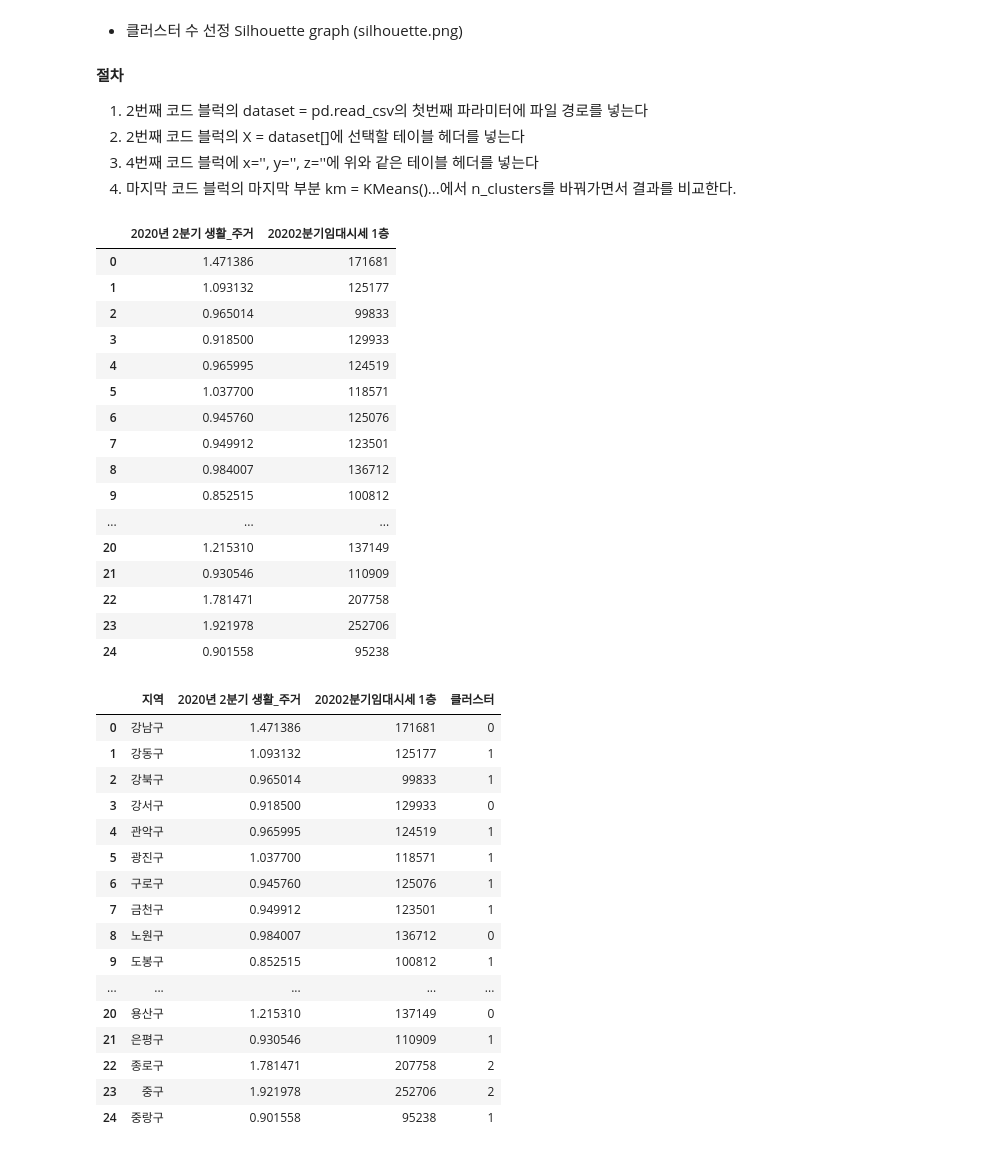
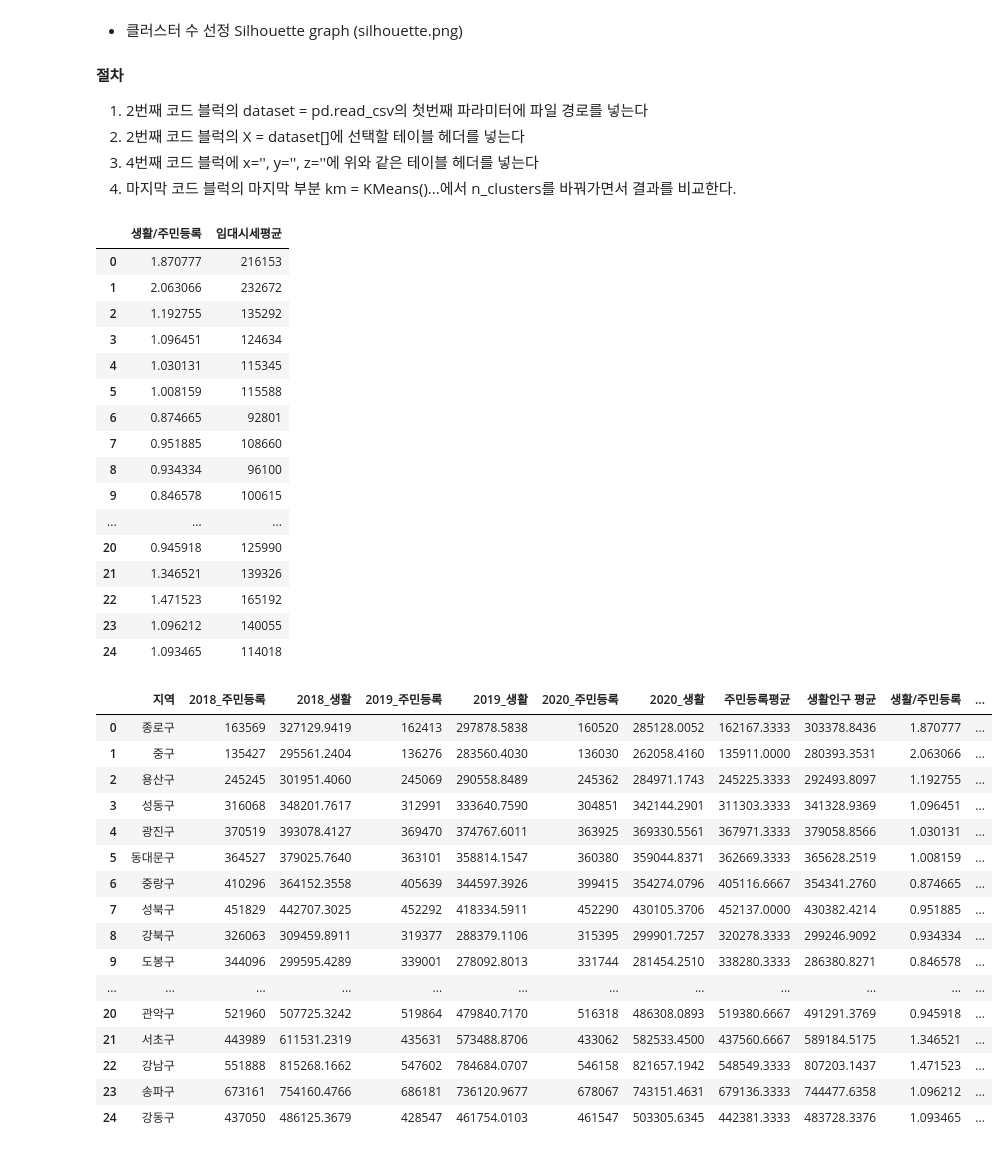
Before and after one commit to howtolivelikehuman/WaRaConv, a Jupyter notebook: PythonCode/Clustering.ipynb, the cells around one changed output. Saved outputs shown, nothing was run; the diff lists cells and outputs as text; code cells hidden in the pictures.

```diff
--- a/PythonCode/Clustering.ipynb
+++ b/PythonCode/Clustering.ipynb
@@ -39,54 +39,54 @@ style.use('seaborn-talk')
 plt.rcParams['axes.unicode_minus'] = False
 plt.rcParams['font.family'] = 'Malgun Gothic'
 # %%
-dataset = pd.read_csv("C:/Users/auteu/Desktop/Projects/UOS/WaRaConv/ProcessedDataSet/서울시생활_주거인구VS임대시세.csv", encoding='cp949',engine='python')
+dataset = pd.read_csv("C:/Users/auteu/Desktop/Projects/UOS/WaRaConv/ProcessedDataSet/클러스터링용_3년평균.csv", encoding='cp949',engine='python')
 dataset
-X = dataset[["2020년 2분기 생활_주거","20202분기임대시세 1층"]]
+X = dataset[["생활/주민등록","임대시세평균"]]
 X
 # %% [output]
-|  | 2020년 2분기 생활_주거 | 20202분기임대시세 1층 |
-| 0 | 1.471386 | 171681 |
-| 1 | 1.093132 | 125177 |
-| 2 | 0.965014 | 99833 |
-| 3 | 0.918500 | 129933 |
-| 4 | 0.965995 | 124519 |
-| 5 | 1.037700 | 118571 |
-| 6 | 0.945760 | 125076 |
-| 7 | 0.949912 | 123501 |
-| 8 | 0.984007 | 136712 |
-| 9 | 0.852515 | 100812 |
+|  | 생활/주민등록 | 임대시세평균 |
+| 0 | 1.870777 | 216153 |
+| 1 | 2.063066 | 232672 |
+| 2 | 1.192755 | 135292 |
+| 3 | 1.096451 | 124634 |
+| 4 | 1.030131 | 115345 |
+| 5 | 1.008159 | 115588 |
+| 6 | 0.874665 | 92801 |
+| 7 | 0.951885 | 108660 |
+| 8 | 0.934334 | 96100 |
+| 9 | 0.846578 | 100615 |
 | ... | ... | ... |
-| 20 | 1.215310 | 137149 |
-| 21 | 0.930546 | 110909 |
-| 22 | 1.781471 | 207758 |
-| 23 | 1.921978 | 252706 |
-| 24 | 0.901558 | 95238 |
+| 20 | 0.945918 | 125990 |
+| 21 | 1.346521 | 139326 |
+| 22 | 1.471523 | 165192 |
+| 23 | 1.096212 | 140055 |
+| 24 | 1.093465 | 114018 |
 # %%
 from sklearn.cluster import KMeans
 
 init_centroid = 'k-means++'
 
-km = KMeans(n_clusters=3,init=init_centroid, random_state=0)
+km = KMeans(n_clusters=2,init=init_centroid, random_state=0)
 y_km=km.fit_predict(X)
 
 dataset['클러스터']=km.labels_
 dataset
 # %% [output]
-|  | 지역 | 2020년 2분기 생활_주거 | 20202분기임대시세 1층 | 클러스터 |
-| 0 | 강남구 | 1.471386 | 171681 | 0 |
-| 1 | 강동구 | 1.093132 | 125177 | 1 |
-| 2 | 강북구 | 0.965014 | 99833 | 1 |
-| 3 | 강서구 | 0.918500 | 129933 | 0 |
-| 4 | 관악구 | 0.965995 | 124519 | 1 |
-| 5 | 광진구 | 1.037700 | 118571 | 1 |
-| 6 | 구로구 | 0.945760 | 125076 | 1 |
-| 7 | 금천구 | 0.949912 | 123501 | 1 |
-| 8 | 노원구 | 0.984007 | 136712 | 0 |
-| 9 | 도봉구 | 0.852515 | 100812 | 1 |
-| ... | ... | ... | ... | ... |
-| 20 | 용산구 | 1.215310 | 137149 | 0 |
-| 21 | 은평구 | 0.930546 | 110909 | 1 |
-| 22 | 종로구 | 1.781471 | 207758 | 2 |
-| 23 | 중구 | 1.921978 | 252706 | 2 |
-| 24 | 중랑구 | 0.901558 | 95238 | 1 |
+|  | 지역 | 2018_주민등록 | 2018_생활 | 2019_주민등록 | 2019_생활 | 2020_주민등록 | 2020_생활 | 주민등록평균 | 생활인구 평균 | 생활/주민등록 | ... |
+| 0 | 종로구 | 163569 | 327129.9419 | 162413 | 297878.5838 | 160520 | 285128.0052 | 162167.3333 | 303378.8436 | 1.870777 | ... |
+| 1 | 중구 | 135427 | 295561.2404 | 136276 | 283560.4030 | 136030 | 262058.4160 | 135911.0000 | 280393.3531 | 2.063066 | ... |
+| 2 | 용산구 | 245245 | 301951.4060 | 245069 | 290558.8489 | 245362 | 284971.1743 | 245225.3333 | 292493.8097 | 1.192755 | ... |
+| 3 | 성동구 | 316068 | 348201.7617 | 312991 | 333640.7590 | 304851 | 342144.2901 | 311303.3333 | 341328.9369 | 1.096451 | ... |
+| 4 | 광진구 | 370519 | 393078.4127 | 369470 | 374767.6011 | 363925 | 369330.5561 | 367971.3333 | 379058.8566 | 1.030131 | ... |
+| 5 | 동대문구 | 364527 | 379025.7640 | 363101 | 358814.1547 | 360380 | 359044.8371 | 362669.3333 | 365628.2519 | 1.008159 | ... |
+| 6 | 중랑구 | 410296 | 364152.3558 | 405639 | 344597.3926 | 399415 | 354274.0796 | 405116.6667 | 354341.2760 | 0.874665 | ... |
+| 7 | 성북구 | 451829 | 442707.3025 | 452292 | 418334.5911 | 452290 | 430105.3706 | 452137.0000 | 430382.4214 | 0.951885 | ... |
+| 8 | 강북구 | 326063 | 309459.8911 | 319377 | 288379.1106 | 315395 | 299901.7257 | 320278.3333 | 299246.9092 | 0.934334 | ... |
+| 9 | 도봉구 | 344096 | 299595.4289 | 339001 | 278092.8013 | 331744 | 281454.2510 | 338280.3333 | 286380.8271 | 0.846578 | ... |
+| ... | ... | ... | ... | ... | ... | ... | ... | ... | ... | ... | ... |
+| 20 | 관악구 | 521960 | 507725.3242 | 519864 | 479840.7170 | 516318 | 486308.0893 | 519380.6667 | 491291.3769 | 0.945918 | ... |
+| 21 | 서초구 | 443989 | 611531.2319 | 435631 | 573488.8706 | 433062 | 582533.4500 | 437560.6667 | 589184.5175 | 1.346521 | ... |
+| 22 | 강남구 | 551888 | 815268.1662 | 547602 | 784684.0707 | 546158 | 821657.1942 | 548549.3333 | 807203.1437 | 1.471523 | ... |
+| 23 | 송파구 | 673161 | 754160.4766 | 686181 | 736120.9677 | 678067 | 743151.4631 | 679136.3333 | 744477.6358 | 1.096212 | ... |
+| 24 | 강동구 | 437050 | 486125.3679 | 428547 | 461754.0103 | 461547 | 503305.6345 | 442381.3333 | 483728.3376 | 1.093465 | ... |
 # %%
```
Also changed, not shown: parts of 3 cells of this notebook, 2 other files.
